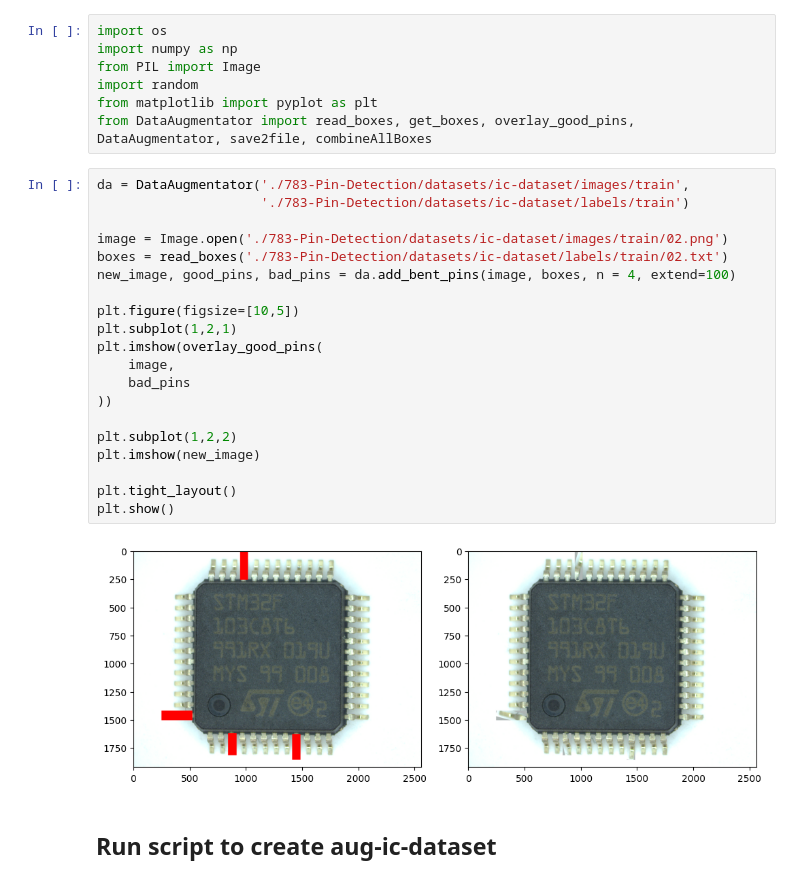
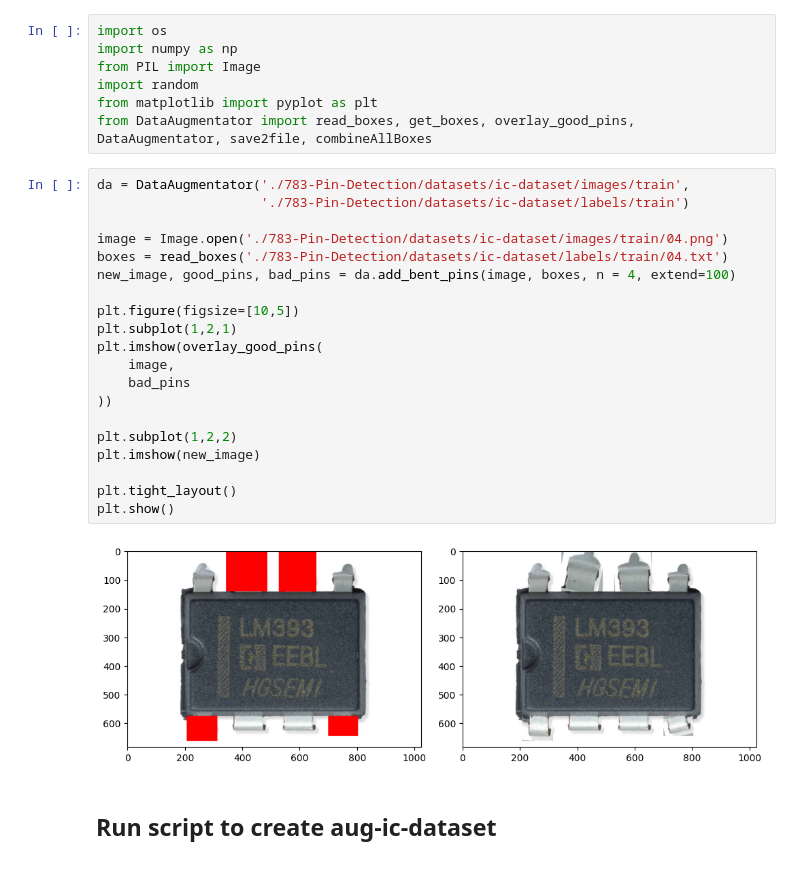
Before and after one commit to rahulbhattachan/EECS690-Project, a Jupyter notebook: DataAugmentator.ipynb, the cells around one changed output. Cells and saved outputs as stored; diff of their text form.

```diff
--- a/DataAugmentator.ipynb
+++ b/DataAugmentator.ipynb
@@ -8,25 +8,25 @@ from DataAugmentator import read_boxes, get_boxes, overlay_good_pins, DataAugmen
 # %%
 da = DataAugmentator('./783-Pin-Detection/datasets/ic-dataset/images/train',
                      './783-Pin-Detection/datasets/ic-dataset/labels/train')
 
-image = Image.open('./783-Pin-Detection/datasets/ic-dataset/images/train/02.png')
-boxes = read_boxes('./783-Pin-Detection/datasets/ic-dataset/labels/train/02.txt')
+image = Image.open('./783-Pin-Detection/datasets/ic-dataset/images/train/04.png')
+boxes = read_boxes('./783-Pin-Detection/datasets/ic-dataset/labels/train/04.txt')
 new_image, good_pins, bad_pins = da.add_bent_pins(image, boxes, n = 4, extend=100)
 
 plt.figure(figsize=[10,5])
 plt.subplot(1,2,1)
 plt.imshow(overlay_good_pins(
     image,
     bad_pins
 ))
 
 plt.subplot(1,2,2)
 plt.imshow(new_image)
 
 plt.tight_layout()
 plt.show()
 # %% [output]
-[figure, old version]
+[figure, new version]
 # %% [markdown]
 ## Run script to create aug-ic-dataset
 # %%
```
Also changed, not shown: parts of 1 cell of this notebook, 38 other files.
